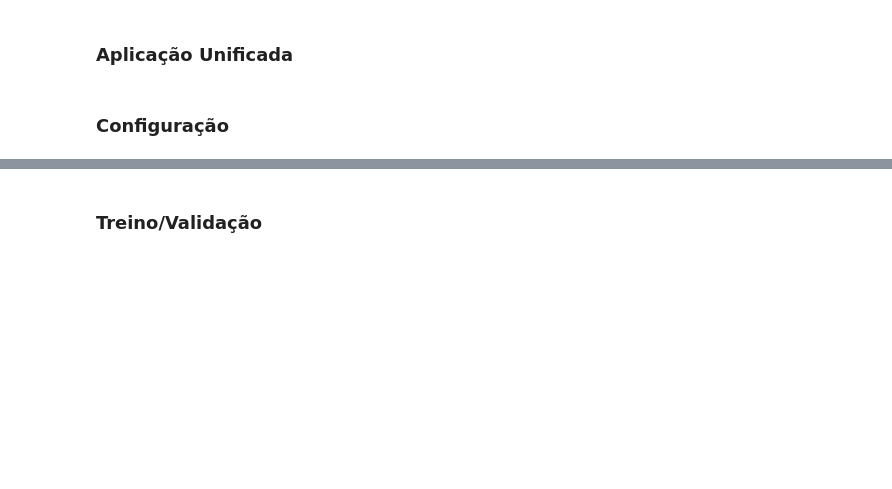
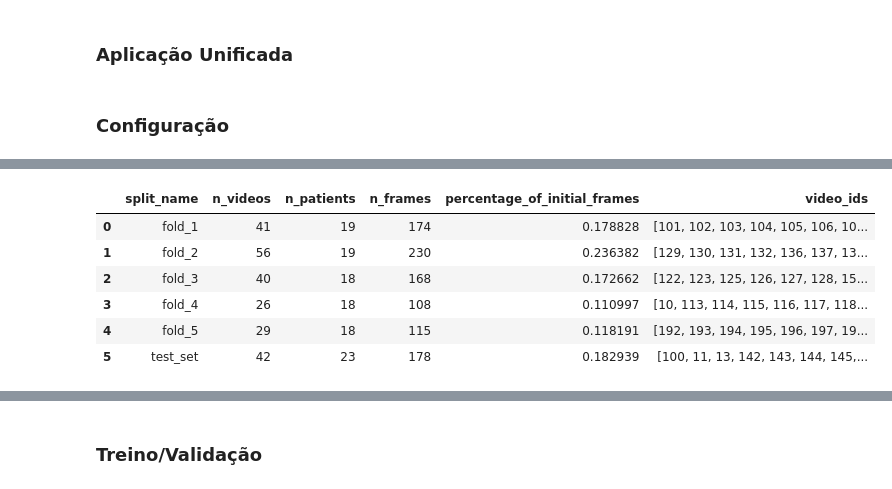
Before and after one commit to Vinicius0300/INF2008_code, a Jupyter notebook: aplicacao_unificada.ipynb, the cells around one changed output, grey strips where cells are left out. Saved outputs shown, nothing was run; the diff lists cells and outputs as text; code cells hidden in the pictures; blank space fills up the shorter version.

```diff
--- a/aplicacao_unificada.ipynb
+++ b/aplicacao_unificada.ipynb
@@ -52,30 +52,8 @@ set_seed(42)
 # %% [markdown]
 ### **Configuração**
 # %%
-# Parametros Básicos Iniciais
-epochs = 200
-
-model_class = UNet_ImageNet
-criterion_heatmap = FocalMSEMaskedLoss()
-criterion_roi = nn.BCEWithLogitsLoss()
-
-model_name = f"{model_class.__name__}\\{criterion_heatmap.__class__.__name__}_{str(epochs)}ep"
-print("="*30, f"\n{model_name}\n", "="*30)
-
-model_kwargs = {
-    "in_channels": 3,
-    "num_keypoints": 2,
-    "return_mode" : "both" # ["both", "heatmap_only", "roi_only"]
-}
-
-# Caminhos Importantes
-augmentation_dir = "data/frames_augmentation"
-path_dataframe = "data/metadados/video_frame_metadata.csv"
-
 # Atributos da função VFSSImageDataset
-sigma_heatmap = 20
 output_dim = (448, 448)
-offline_augmentation = True
 
 transform_augmentation_online = A.Compose([
         A.PixelDropout(dropout_prob = 0.01, p = 0.5),
@@ -111,24 +89,32 @@ transform_puro = A.Compose([A.Resize(output_dim[0], output_dim[1]),
 
 # Configuração
 config = TrainingConfig(
-         path_dataframe  = path_dataframe,
-         model_class    = model_class,
-         model_kwargs   = model_kwargs,
-         model_name     = model_name,
+         path_dataframe  = "data/metadados/video_frame_metadata.csv",
+         model_class    = UNet_ImageNet,
+         model_kwargs   = {"in_channels": 3,
+                           "num_keypoints": 2,
+                           "return_mode" : "both" # ["both", "heatmap_only", "roi_only"]
+                           },
          test_size      = 0.2,
          n_folds        = 5,
          dataset_class  = VFSSImageDataset,
-         sigma_heatmap  = sigma_heatmap,
+         sigma_heatmap  = 20,
 
          # Hiperparâmetros do Modelo
-         optimizer_kwargs   = {},
-         optimizer          = torch.optim.Adam,
          learning_rate      = 3e-5,
          batch_size         = 8,
-         epochs             = epochs,
+         epochs             = 200,
          patience           = 10,
          lr_patience        = 1e-10,
+         optimizer          = torch.optim.Adam,
+         optimizer_kwargs   = {},
          scheduler          = torch.optim.lr_scheduler.ReduceLROnPlateau,
+
+         # Offline Augmentation
+         offline_augmentation    = True,
+         transform_augmentation  = transform_augmentation_offline,
+         augmentation_dir        = "data/frames_augmentation",
+         n_aug                   = 5,
 
          # Funções e Transformações
          output_dim           = output_dim,
@@ -138,27 +124,19 @@ config = TrainingConfig(
          transform_validation = transform_puro,
 
          # Função de Loss
-         criterion_roi       = criterion_roi,
-         criterion_heatmap   = criterion_heatmap,
+         criterion_roi       = nn.BCEWithLogitsLoss(),
+         criterion_heatmap   = FocalMSEMaskedLoss(),
          weight_roi          = 0.3,
          weight_heatmap      = 0.5,
          weight_penalty      = 0.2,
 
-         # Offline Augmentation
-         offline_augmentation    = offline_augmentation,
-         transform_augmentation  = transform_augmentation_offline,
-         augmentation_dir        = augmentation_dir,
-         n_aug                   = 5,
-
          # Outros
-         checkpoint_dir  = f"data\\model_weights\\{model_name}",
-         device          = "cuda" if torch.cuda.is_available() else "cpu",
+         device         = "cuda" if torch.cuda.is_available() else "cpu",
+         predict_roi    = True
          )
 
-
-# Aplicando a divisão dos Folds
-print("\nSplit Dados")
-list_df_folds, df_test = split_data_k_fold(video_frame_df, test_size=config.test_size, n_folds=config.n_folds)
+print("="*50+f"\n{config.model_name}\n"+"="*50)
 
 # Avaliando Status do Uso da GPU
 avalia_status_GPU()
+# %% [output]
@@ -164,0 +154,7 @@ avalia_status_GPU()
+|  | split_name | n_videos | n_patients | n_frames | percentage_of_initial_frames | video_ids |
+| 0 | fold_1 | 41 | 19 | 174 | 0.178828 | [101, 102, 103, 104, 105, 106, 10... |
+| 1 | fold_2 | 56 | 19 | 230 | 0.236382 | [129, 130, 131, 132, 136, 137, 13... |
+| 2 | fold_3 | 40 | 18 | 168 | 0.172662 | [122, 123, 125, 126, 127, 128, 15... |
+| 3 | fold_4 | 26 | 18 | 108 | 0.110997 | [10, 113, 114, 115, 116, 117, 118... |
+| 4 | fold_5 | 29 | 18 | 115 | 0.118191 | [192, 193, 194, 195, 196, 197, 19... |
+| 5 | test_set | 42 | 23 | 178 | 0.182939 | [100, 11, 13, 142, 143, 144, 145,... |
```
Also changed, not shown: parts of 5 cells of this notebook, 6 other files.
